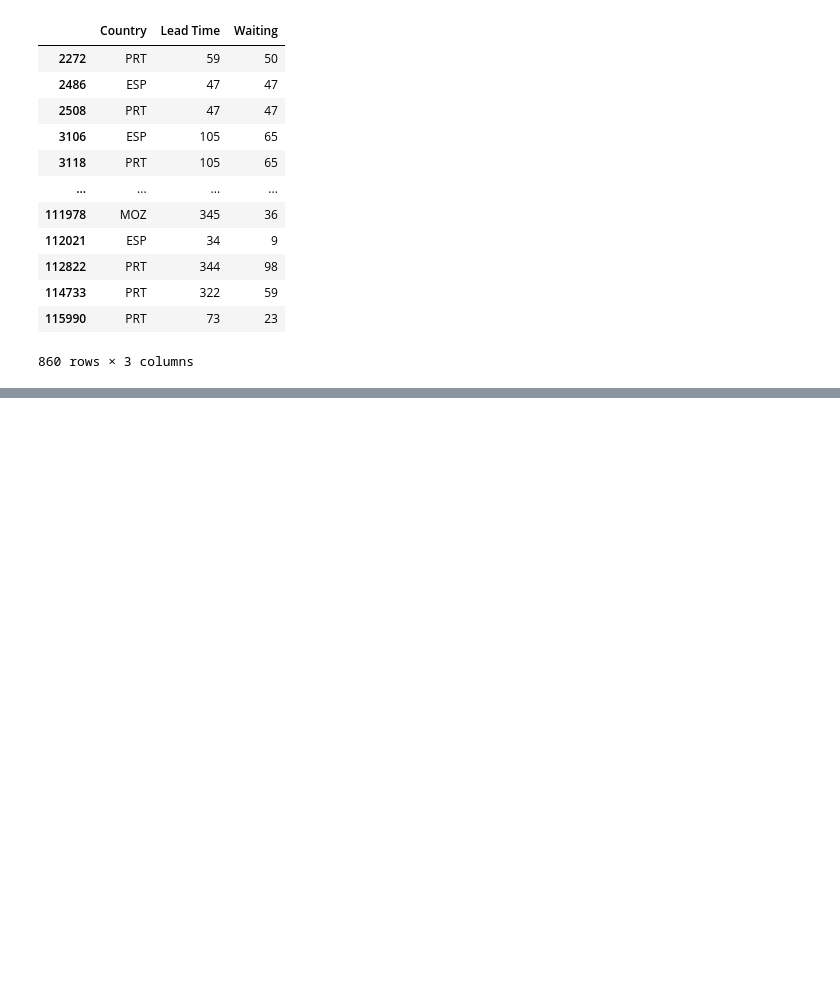
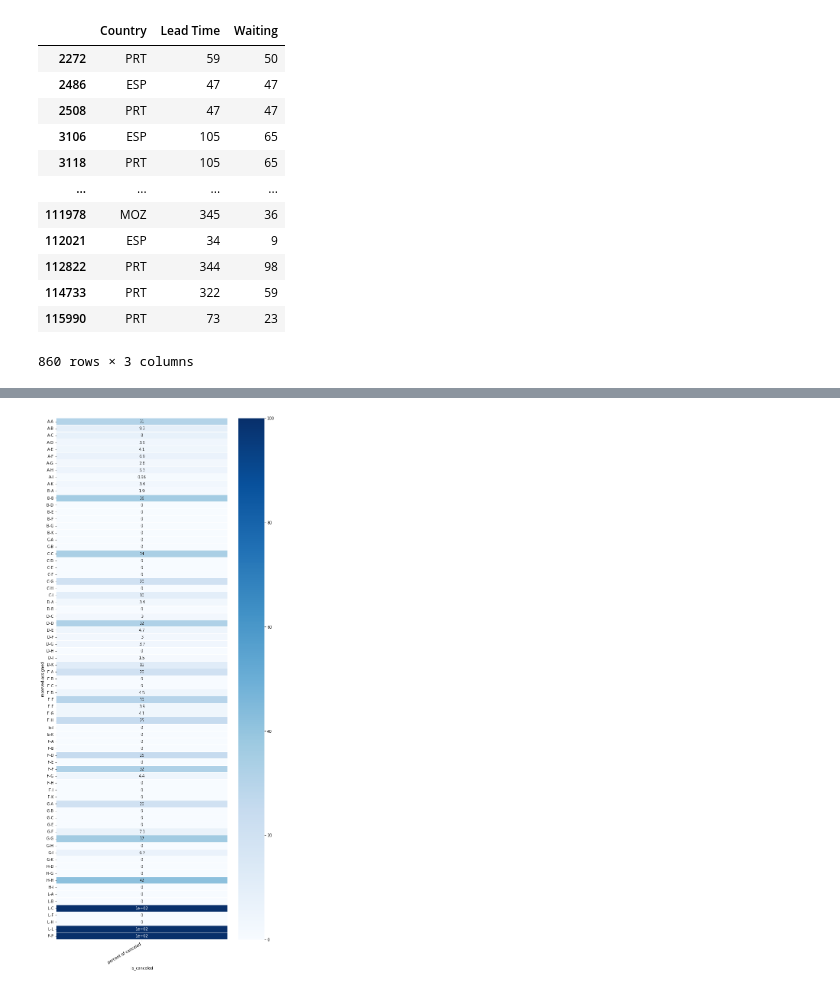
Before and after one commit to Hariharapanda-Deepak/Hotel_booking_Analysis, a Jupyter notebook: Deepak_Hotel_Booking_Analysis_Capstone_Project.ipynb, the cells around one changed output, grey strips where cells are left out. Saved outputs shown, nothing was run; the diff lists cells and outputs as text; code cells hidden in the pictures; blank space fills up the shorter version.

```diff
--- a/Deepak_Hotel_Booking_Analysis_Capstone_Project.ipynb
+++ b/Deepak_Hotel_Booking_Analysis_Capstone_Project.ipynb
@@ -541,7 +541,3 @@ time_df
 | 114733 | PRT | 322 | 59 |
 | 115990 | PRT | 73 | 23 |
 860 rows × 3 columns
-# %%
-plt.rcParams["figure.figsize"] = [260, 10]
-sns.catplot(data=time_df,kind="box", x = time_df['Country'], y = time_df['Waiting'])
-plt.show()
@@ -551,4 +543,0 @@ ValueError: ignored
-# %%
-plt.rcParams["figure.figsize"] = [260, 10]
-sns.catplot(data=time_df,kind="box", x = time_df['Country'], y = time_df['Lead Time'])
-plt.show()
@@ -582,0 +584,3 @@ room_analysis
+# %%
+R1=room_analysis.drop([0, 1], axis=1)
+R1
@@ -582,0 +602,7 @@ room_analysis
+# %%
+plt.figure(figsize=(10, 25))
+sns.heatmap(R1, vmax=100, annot=True, linewidths=0.1,cmap='Blues')
+plt.xticks(rotation=30, horizontalalignment='right')
+plt.show()
+# %% [output]
+[figure, added]
```
Also changed, not shown: parts of 9 cells of this notebook.
